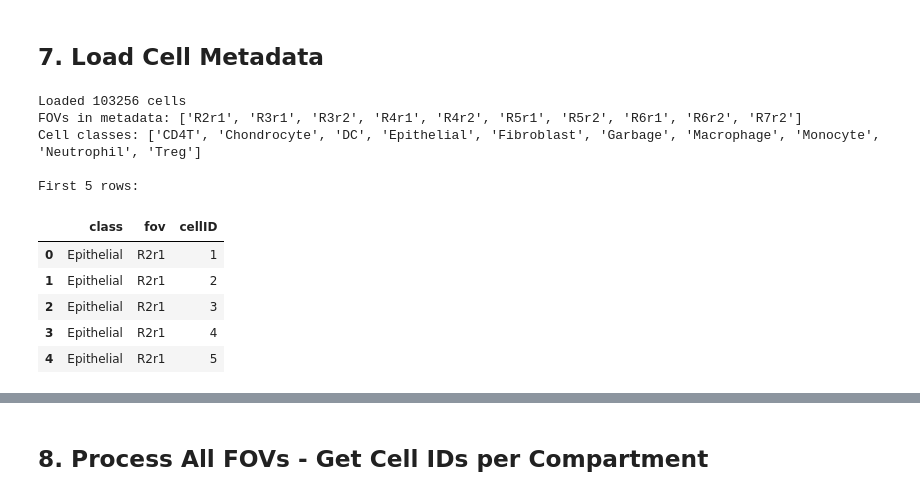
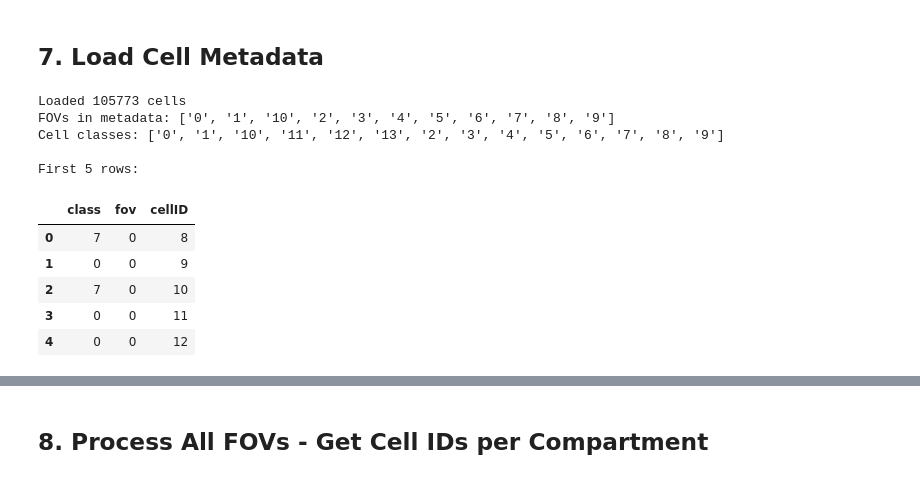
Before and after one commit to DominicBuxton/iMSC_Xenium_Phenocycler_Analysis, a Jupyter notebook: Registration/CellCount_manipulation.ipynb, the cells around one changed output, grey strips where cells are left out. Saved outputs shown, nothing was run; the diff lists cells and outputs as text; code cells hidden in the pictures.

```diff
--- a/Registration/CellCount_manipulation.ipynb
+++ b/Registration/CellCount_manipulation.ipynb
@@ -299,7 +332,7 @@ def get_total_cells_per_fov(fov_folder_path):
 # %%
 # UPDATE THESE PATHS
-FOV_FOLDER_PATH = "C:\\CellTune\\CellTune_Projects\\Psoriasis\\Images\\Input"  # Parent folder containing FOV subfolders (e.g., R7r2, R7r3, etc.)
-CELL_METADATA_CSV = "C:\\CellTune\\CellTune_Projects\\Psoriasis\\Populations\\Populations for Analysis\\Pred_AVG_General_ClassifierV1.csv"  # CSV with columns: fov, CellID, class
+FOV_FOLDER_PATH = r"D:\Dom\Psoriasis project\4th year data\CellTune\CellTune_Data\Images\registered images"  # Parent folder containing FOV subfolders (e.g., R7r2, R7r3, etc.)
+CELL_METADATA_CSV = r"D:\Dom\SpaceC test\outputs\Added_WT_M\minMark_classes.csv"  # CSV with columns: fov, CellID, class
 OVERLAP_THRESHOLD = 0.5  # Cells must have >50% of pixels in compartment to be counted
 
 print(f"FOV Folder: {FOV_FOLDER_PATH}")
@@ -346,23 +381,23 @@ fov_total_cells_renamed
 # %% [markdown]
 ## 7. Load Cell Metadata
 # %%
-# Load cell metadata
-cell_metadata_df = pd.read_csv(CELL_METADATA_CSV)
+# Load cell metadata (from celltune CSV)
+cell_metadata_df = pd.read_csv(CELL_METADATA_CSV, dtype = str)
 
 print(f"Loaded {len(cell_metadata_df)} cells")
 print(f"FOVs in metadata: {sorted(cell_metadata_df['fov'].unique())}")
 print(f"Cell classes: {sorted(cell_metadata_df['class'].unique())}")
 print("\nFirst 5 rows:")
 cell_metadata_df.head()
 # %% [output]
-Loaded 103256 cells
-FOVs in metadata: ['R2r1', 'R3r1', 'R3r2', 'R4r1', 'R4r2', 'R5r1', 'R5r2', 'R6r1', 'R6r2', 'R7r2']
-Cell classes: ['CD4T', 'Chondrocyte', 'DC', 'Epithelial', 'Fibroblast', 'Garbage', 'Macrophage', 'Monocyte', 'Neutrophil', 'Treg']
+Loaded 105773 cells
+FOVs in metadata: ['0', '1', '10', '2', '3', '4', '5', '6', '7', '8', '9']
+Cell classes: ['0', '1', '10', '11', '12', '13', '2', '3', '4', '5', '6', '7', '8', '9']
 
 First 5 rows:
 |  | class | fov | cellID |
-| 0 | Epithelial | R2r1 | 1 |
-| 1 | Epithelial | R2r1 | 2 |
-| 2 | Epithelial | R2r1 | 3 |
-| 3 | Epithelial | R2r1 | 4 |
-| 4 | Epithelial | R2r1 | 5 |
+| 0 | 7 | 0 | 8 |
+| 1 | 0 | 0 | 9 |
+| 2 | 7 | 0 | 10 |
+| 3 | 0 | 0 | 11 |
+| 4 | 0 | 0 | 12 |
```
Also changed, not shown: parts of 31 cells of this notebook.
